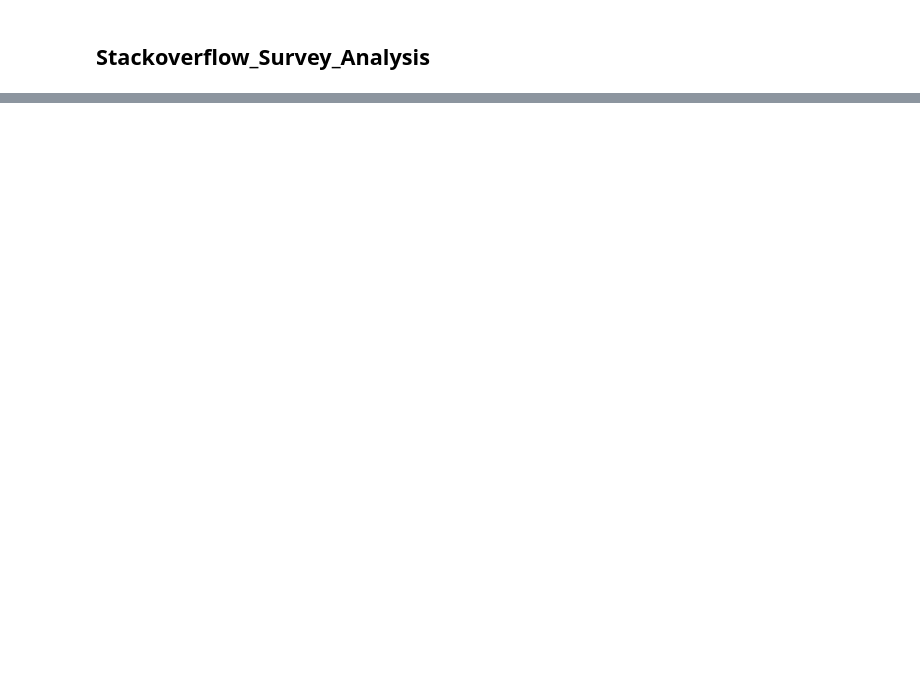
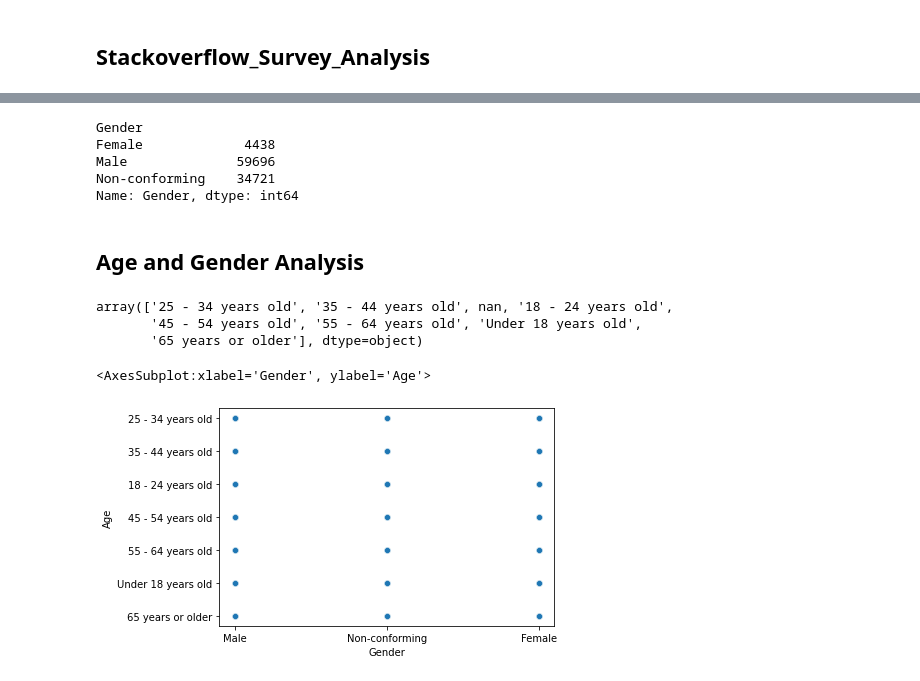
Before and after one commit to mona-piya/StackoverflowAnalysis, a Jupyter notebook: Stackoverflow_Survey_Analysis.ipynb, the cells around one changed output, grey strips where cells are left out. Drawn from its saved outputs; the diff is of its cells as text; code cells hidden in the pictures; blank space fills up the shorter version.

```diff
--- a/Stackoverflow_Survey_Analysis.ipynb
+++ b/Stackoverflow_Survey_Analysis.ipynb
@@ -24,0 +141,37 @@ df.head(10)
+# %%
+#replace
+df['Gender'] = df['Gender'].fillna('Non-binary, genderqueer, or gender non-conforming')
+df['Gender'].replace('Female;Male;Non-binary, genderqueer, or gender non-conforming', 'Female', inplace =True)
+df['Gender'].replace('Female;Male;Transgender;Non-binary, genderqueer, or gender non-conforming', 'Female', inplace =True)
+df['Gender'].replace('Female;Non-binary, genderqueer, or gender non-conforming', 'Female', inplace =True)
+df['Gender'].replace('Female;Transgender;Non-binary, genderqueer, or gender non-conforming', 'Female', inplace =True)
+df['Gender'].replace('Male;Non-binary, genderqueer, or gender non-conforming', 'Male', inplace =True)
+df['Gender'].replace('Male;Transgender;Non-binary, genderqueer, or gender non-conforming', 'Male', inplace =True)
+df['Gender'].replace('Transgender;Non-binary, genderqueer, or gender non-conforming', 'Non-conforming', inplace =True) ##not sure
+df['Gender'].replace('Female;Male', 'Female', inplace =True) ##not sure
+df['Gender'].replace('Female;Male;Transgender', 'Female', inplace =True)
+df['Gender'].replace('Female;Transgender', 'Female', inplace =True)
+df['Gender'].replace('Male;Transgender', 'Female', inplace =True)
+df['Gender'].replace('Non-binary, genderqueer, or gender non-conforming', 'Non-conforming', inplace =True) #
+df['Gender'].replace('Transgender', 'Male', inplace =True) ##not sure
+# %%
+df.groupby('Gender')['Gender'].count()
+# %% [output]
+Gender
+Female             4438
+Male              59696
+Non-conforming    34721
+Name: Gender, dtype: int64
+# %% [markdown]
+## Age and Gender Analysis
+# %%
+df['Age'].unique()
+# %% [output]
+array(['25 - 34 years old', '35 - 44 years old', nan, '18 - 24 years old',
+       '45 - 54 years old', '55 - 64 years old', 'Under 18 years old',
+       '65 years or older'], dtype=object)
+# %%
+sns.scatterplot(x='Gender', y='Age', data=df) #I can arrange a random variable here, but need input from the user.
+# %% [output]
+<AxesSubplot:xlabel='Gender', ylabel='Age'>
+[figure, added]
```
Also changed, not shown: parts of 18 cells of this notebook.
